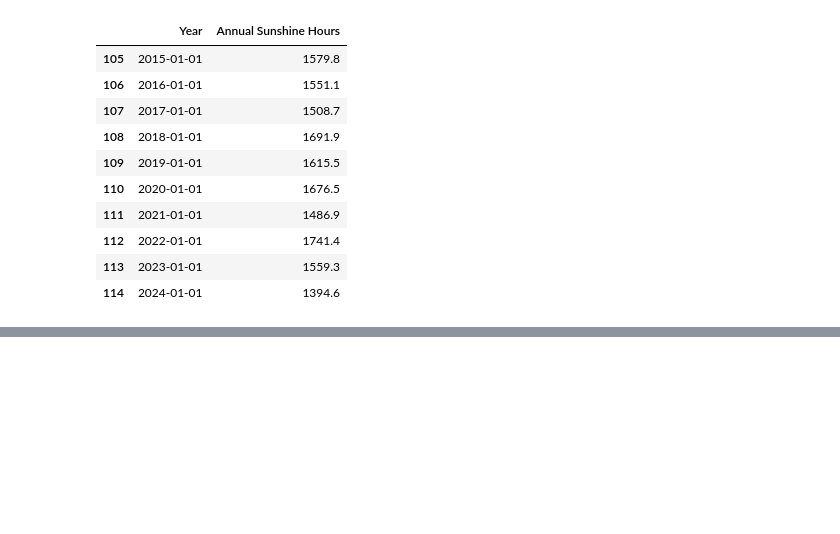
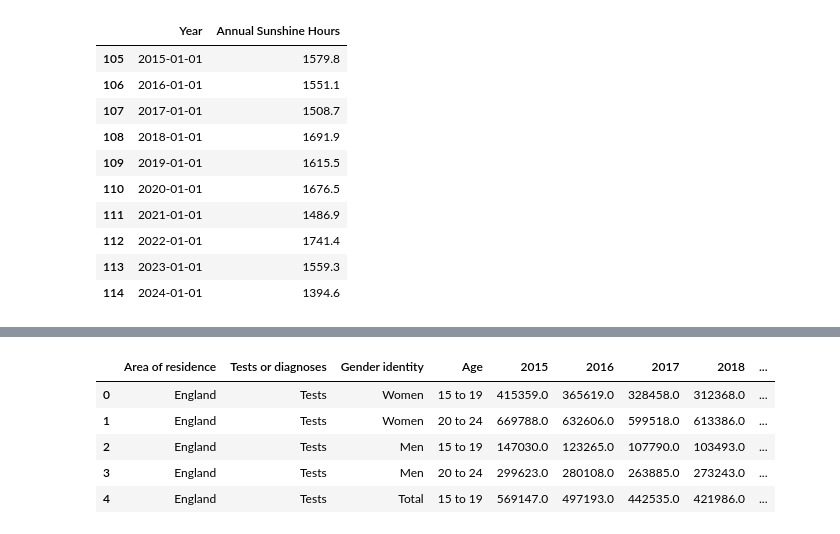
Before and after one commit to KiaraMartin/Final_Project_for_Peckham_DAZ_Introduction_to_Data_Science, a Jupyter notebook: Final_Project_V1.ipynb, the cells around one changed output, grey strips where cells are left out. Cells and saved outputs as stored; diff of their text form; code cells hidden in the pictures; blank space fills up the shorter version.

```diff
--- a/Final_Project_V1.ipynb
+++ b/Final_Project_V1.ipynb
@@ -221,0 +415,3 @@ sunshine_df.head() # Display the first few rows of the updated Sunshine DataFram
+# %%
+chlamydia_df.drop (columns=['Unnamed: 15', 'Percentage change\n2023 to 2024', 'Unnamed: 16'], inplace=True) # Drop unnecessary columns
+print (chlamydia_df.columns) # Display the updated column names after dropping unnecessary columns
@@ -221,0 +423,3 @@ sunshine_df.head() # Display the first few rows of the updated Sunshine DataFram
+# %%
+chlamydia_df.rename(columns={'2020 \n[note 10]': '2020', '2021\n[note 10]': '2021'}, inplace=True) # Rename columns for clarity
+chlamydia_df.head() # Display the first few rows of the updated Chlamydia DataFrame
@@ -221,0 +433,10 @@ sunshine_df.head() # Display the first few rows of the updated Sunshine DataFram
+# %%
+chlamydia_df.rename(columns={ 'Gender identity\n[note 5]':'Gender identity'}, inplace=True) # Rename column Gender Identity column for clarity
+chlamydia_df.head() # Display the first few rows of the updated Chlamydia Data
+# %% [output]
+|  | Area of residence | Tests or diagnoses | Gender identity | Age | 2015 | 2016 | 2017 | 2018 | ... |
+| 0 | England | Tests | Women | 15 to 19 | 415359.0 | 365619.0 | 328458.0 | 312368.0 | ... |
+| 1 | England | Tests | Women | 20 to 24 | 669788.0 | 632606.0 | 599518.0 | 613386.0 | ... |
+| 2 | England | Tests | Men | 15 to 19 | 147030.0 | 123265.0 | 107790.0 | 103493.0 | ... |
+| 3 | England | Tests | Men | 20 to 24 | 299623.0 | 280108.0 | 263885.0 | 273243.0 | ... |
+| 4 | England | Tests | Total | 15 to 19 | 569147.0 | 497193.0 | 442535.0 | 421986.0 | ... |
```
Also changed, not shown: parts of 24 cells of this notebook.
